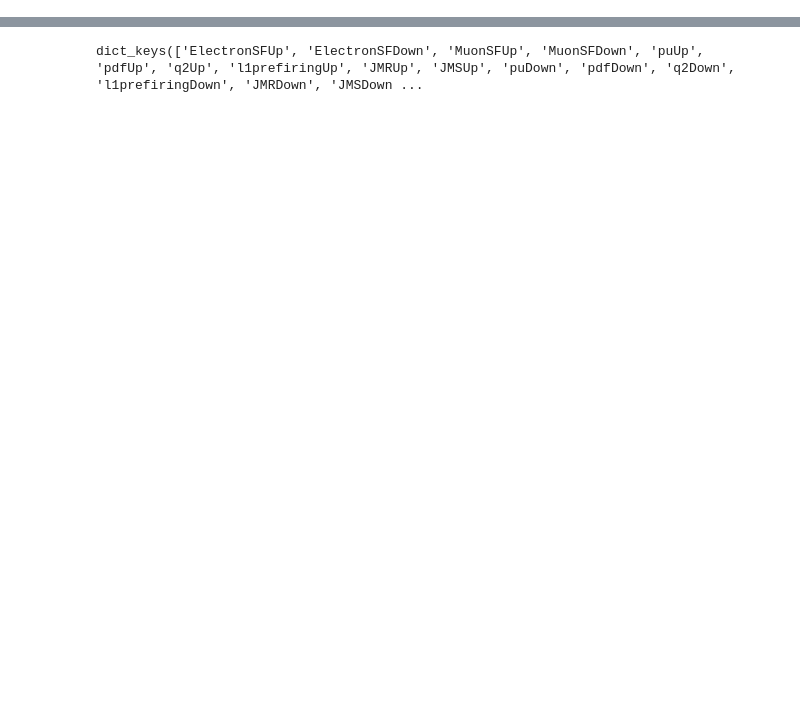
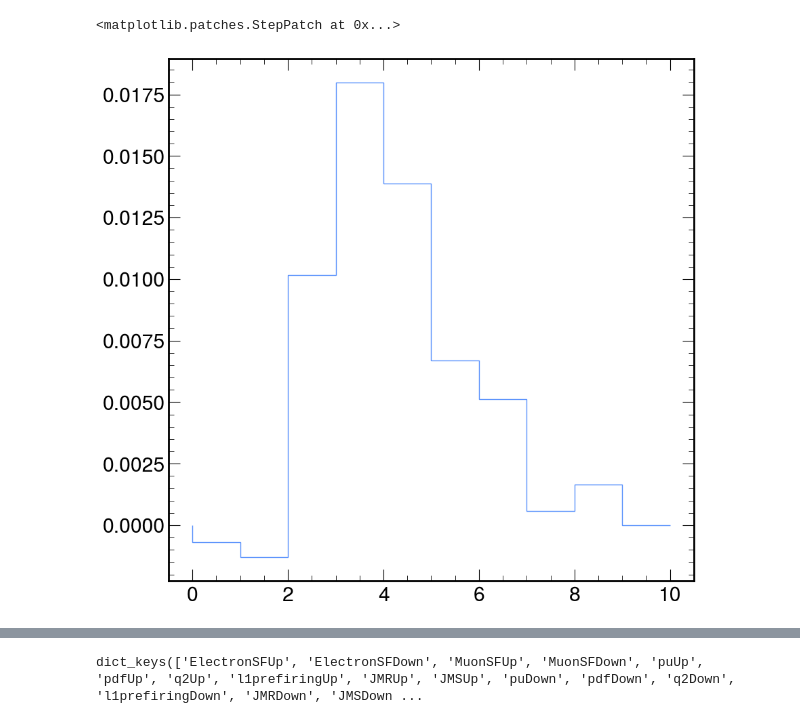
Before and after one commit to mandalaritra1/unfold, a Jupyter notebook: notebooks/unfolder_v4.ipynb, the cells around one changed output, grey strips where cells are left out. Cells and saved outputs as stored; diff of their text form; code cells hidden in the pictures; blank space fills up the shorter version.

```diff
--- a/notebooks/unfolder_v4.ipynb
+++ b/notebooks/unfolder_v4.ipynb
@@ -103 +110,7 @@ array([4.49585603e-02, 1.25200255e-02, 7.23335457e-03, 5.06310883e-03,
+# %%
+
+plt.stairs(unfolder.normalized_systematics[2]['unfolded']['JMRUp'])
+# %% [output]
+<matplotlib.patches.StepPatch at 0x...>
+[figure, added]
 # %%
```
Also changed, not shown: parts of 24 cells of this notebook, 3 other files.
